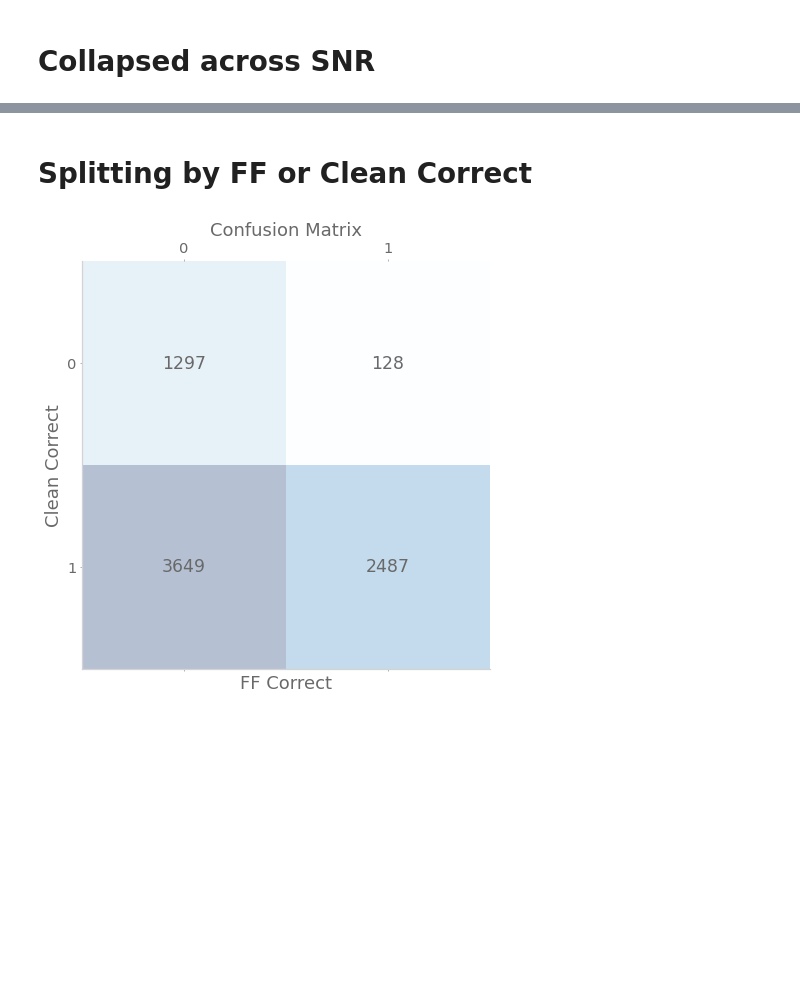
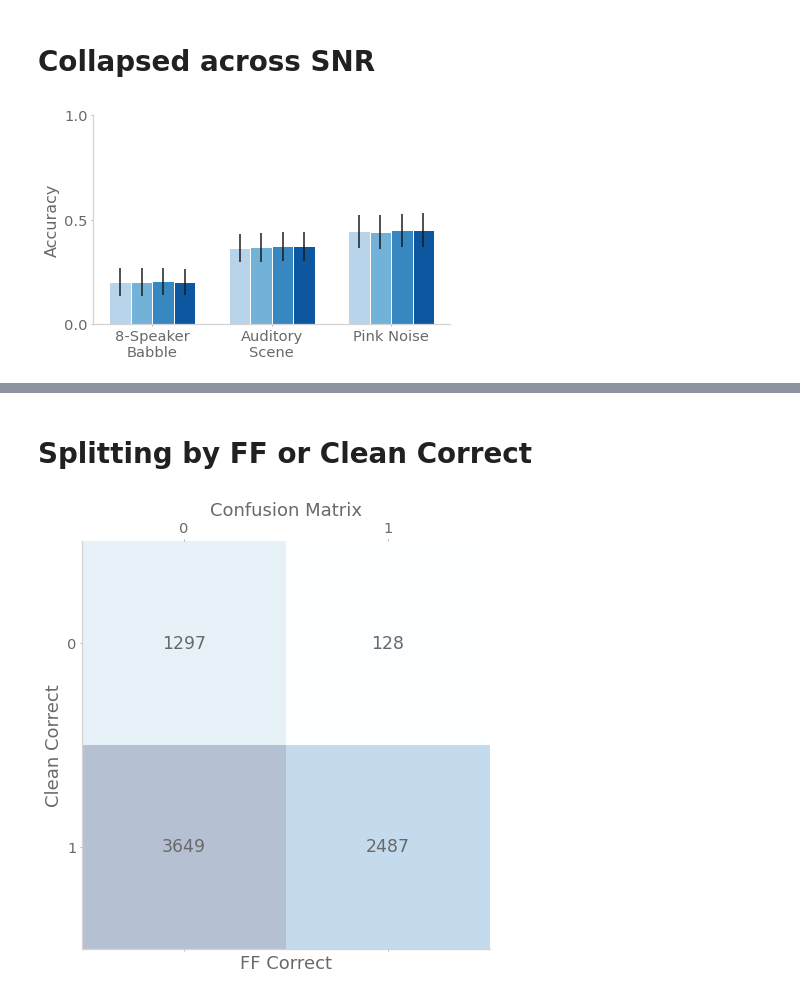
Before and after one commit to chingf/hallucnn, a Jupyter notebook: notebooks/05-eval-accuracy.ipynb, the cells around one changed output, grey strips where cells are left out. Cells and saved outputs as stored; diff of their text form; code cells hidden in the pictures; blank space fills up the shorter version.

```diff
--- a/notebooks/05-eval-accuracy.ipynb
+++ b/notebooks/05-eval-accuracy.ipynb
@@ -251,5 +258,11 @@ plot_by_snr_mean('$\Delta$ Accuracy')
 # %% [markdown]
 # Collapsed across SNR
+# %%
+plot_by_bg_mean(
+    'Accuracy', yticks=[0, 0.5, 1.0]
+    )
+# %% [output]
+[figure, added]
 # %%
 plot_by_bg_mean(
     'Relative Accuracy', figname='bg_acc_separate',
```
Also changed, not shown: parts of 6 cells of this notebook, 6 other files.
